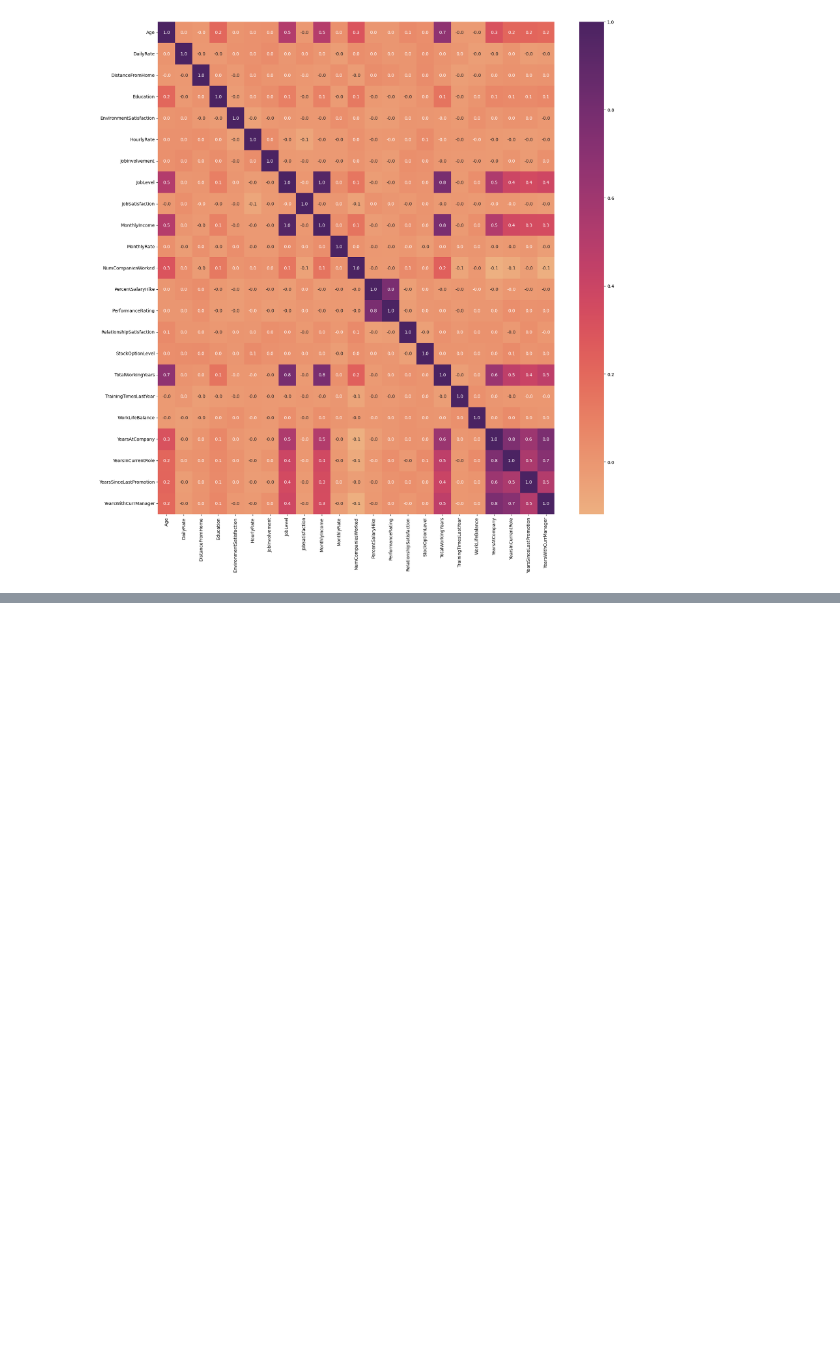
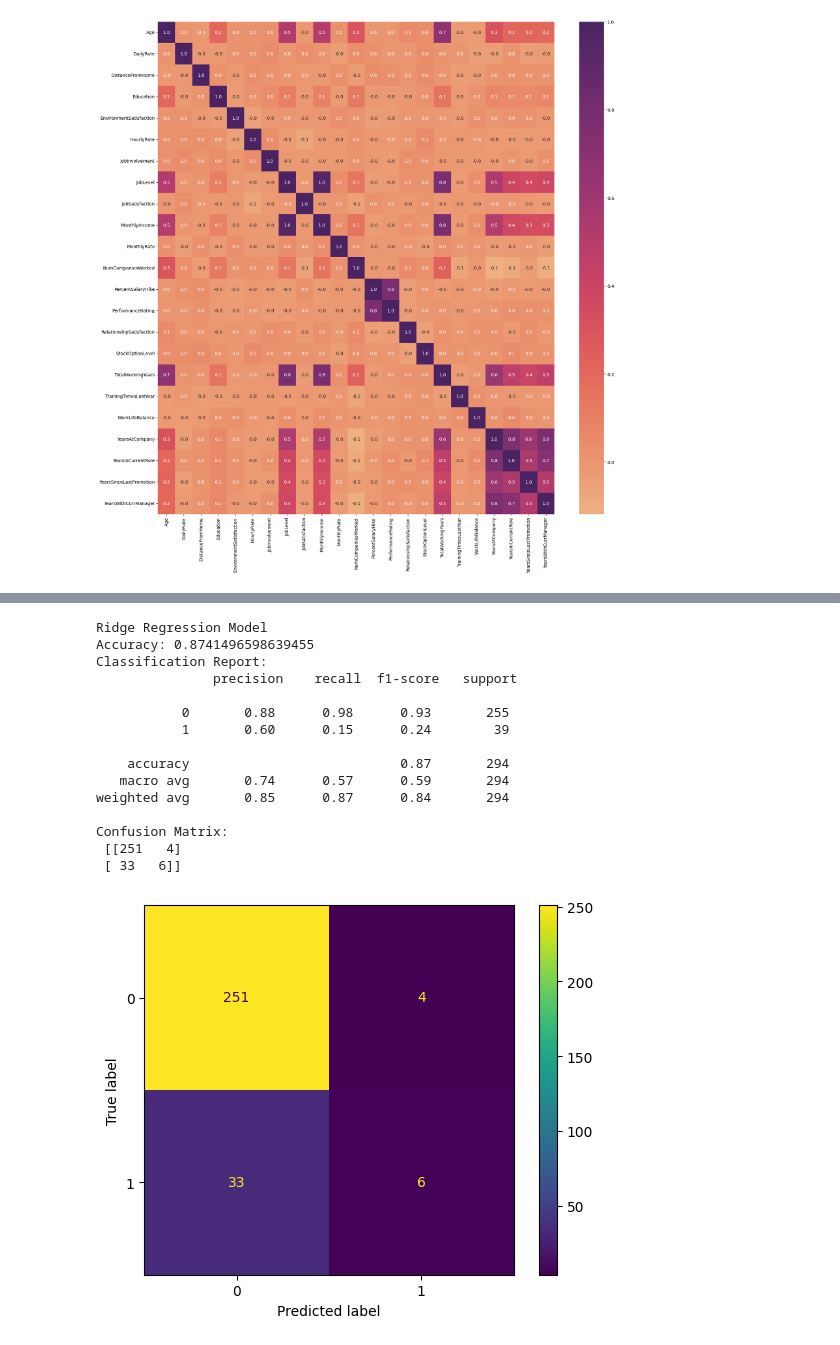
Before and after one commit to ahmed-3baky/KDD_project, a Jupyter notebook: KDD/HR.ipynb, the cells around one changed output, grey strips where cells are left out. Saved outputs shown, nothing was run; the diff lists cells and outputs as text; code cells hidden in the pictures; blank space fills up the shorter version.

```diff
--- a/KDD/HR.ipynb
+++ b/KDD/HR.ipynb
@@ -277,0 +380,38 @@ plt.show()
+# %%
+from sklearn.linear_model import Ridge
+from sklearn.preprocessing import LabelEncoder
+
+label_encoder = LabelEncoder()
+y_train_numeric = label_encoder.fit_transform(y_train)
+y_test_numeric = label_encoder.transform(y_test)
+
+ridge_model = Ridge()
+
+ridge_model.fit(X_train, y_train_numeric)
+
+y_pred_ridge = ridge_model.predict(X_test)
+
+print("Ridge Regression Model")
+print("Accuracy:", accuracy_score(y_test_numeric, y_pred_ridge.round()))
+print("Classification Report:\n", classification_report(y_test_numeric, y_pred_ridge.round()))
+print("Confusion Matrix:\n", confusion_matrix(y_test_numeric, y_pred_ridge.round()))
+
+ConfusionMatrixDisplay.from_predictions(y_test_numeric, y_pred_ridge.round())
+plt.show()
+# %% [output]
+Ridge Regression Model
+Accuracy: 0.8741496598639455
+Classification Report:
+               precision    recall  f1-score   support
+
+           0       0.88      0.98      0.93       255
+           1       0.60      0.15      0.24        39
+
+    accuracy                           0.87       294
+   macro avg       0.74      0.57      0.59       294
+weighted avg       0.85      0.87      0.84       294
+
+Confusion Matrix:
+ [[251   4]
+ [ 33   6]]
+[figure, added]
```
Also changed, not shown: parts of 10 cells of this notebook.
